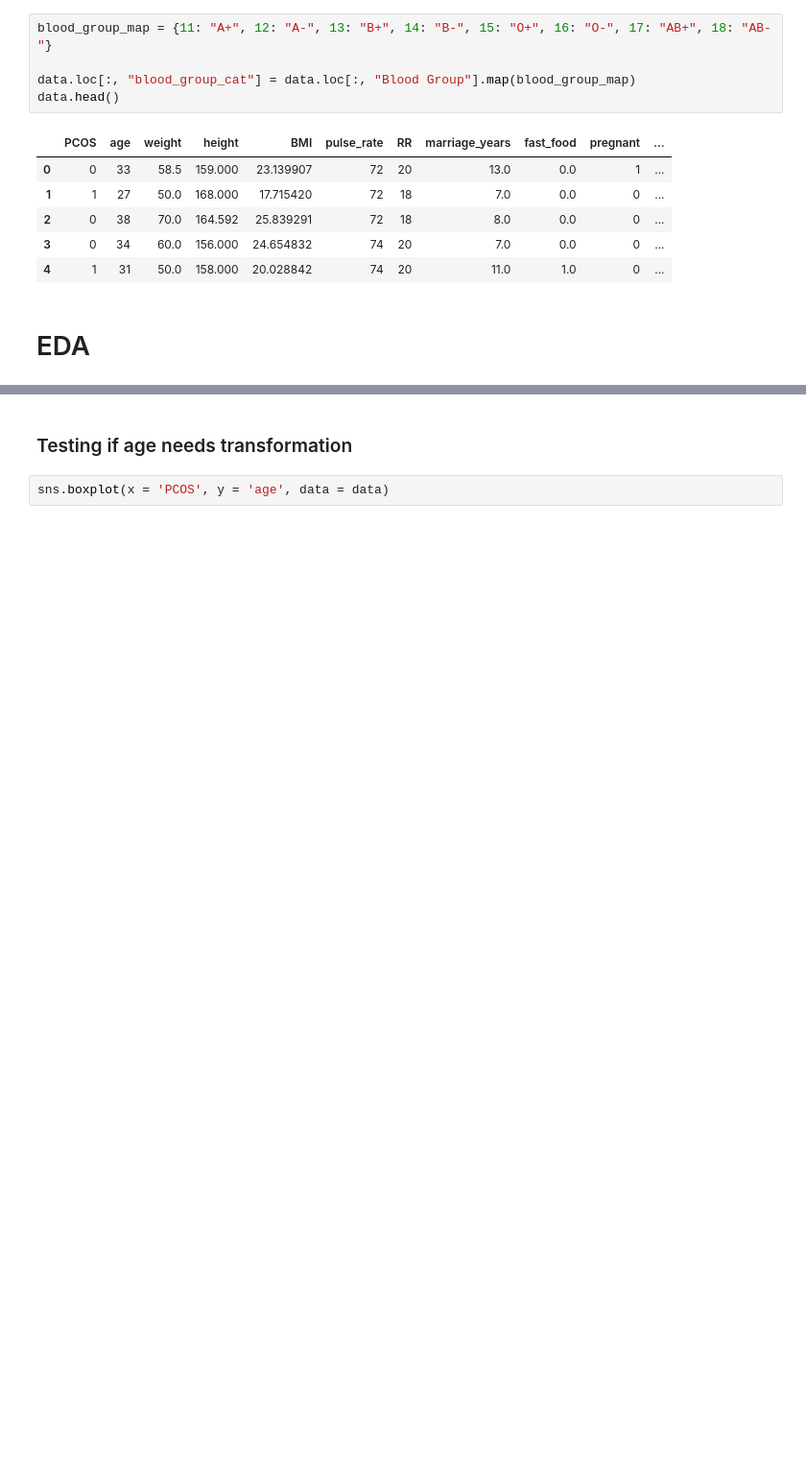
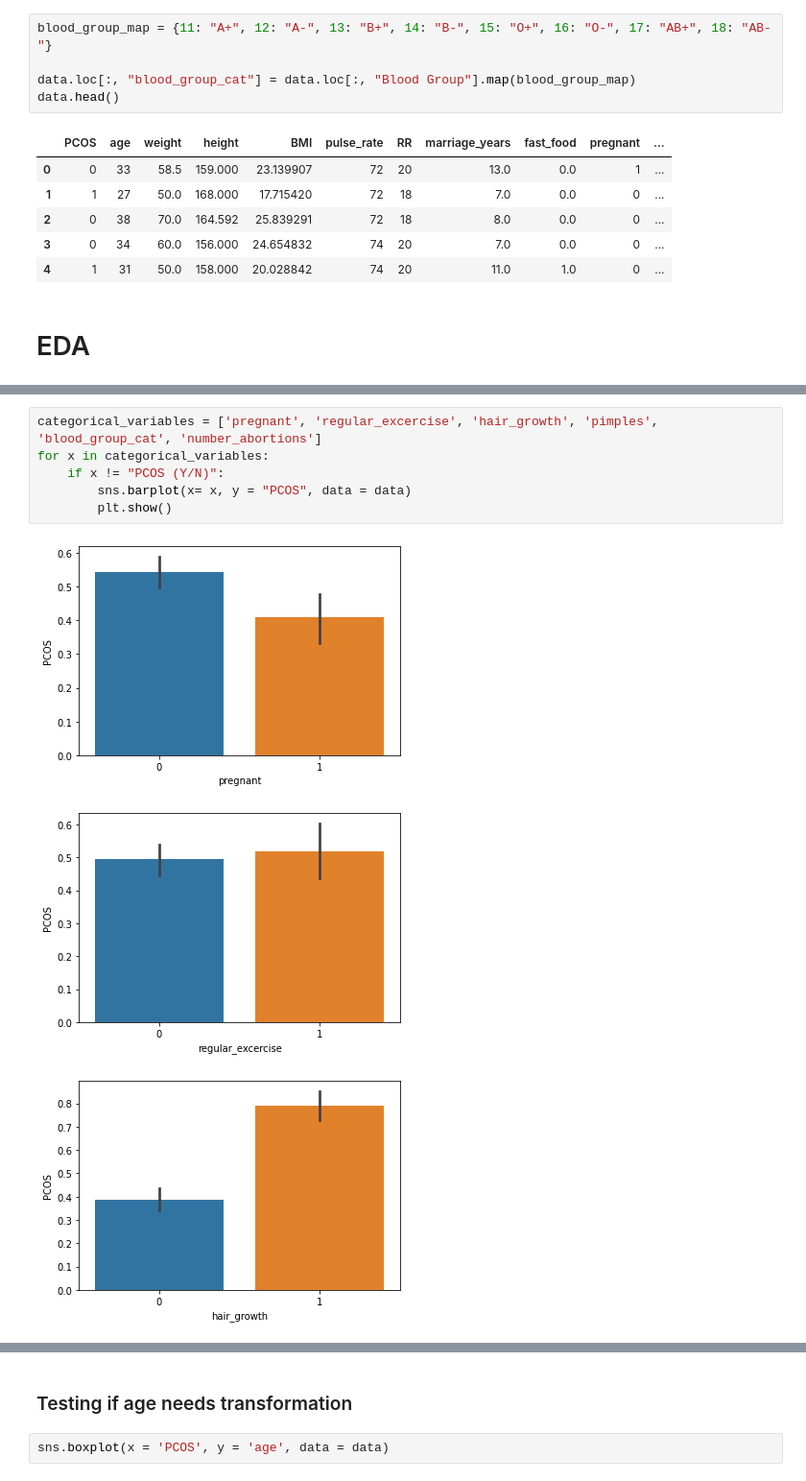
Before and after one commit to ericaez/STAT-303-2-Project, a Jupyter notebook: Project.ipynb, the cells around one changed output, grey strips where cells are left out. Shown at 96% size. Drawn from its saved outputs; the diff is of its cells as text; blank space fills up the shorter version.

```diff
--- a/Project.ipynb
+++ b/Project.ipynb
@@ -109,0 +119,10 @@ data.head()
+# %%
+categorical_variables = ['pregnant', 'regular_excercise', 'hair_growth', 'pimples', 'blood_group_cat', 'number_abortions']
+for x in categorical_variables:
+    if x != "PCOS (Y/N)":
+        sns.barplot(x= x, y = "PCOS", data = data)
+        plt.show()
+# %% [output]
+[figure, added]
+[figure, added]
+[figure, added]
```
Also changed, not shown: parts of 106 cells of this notebook.
